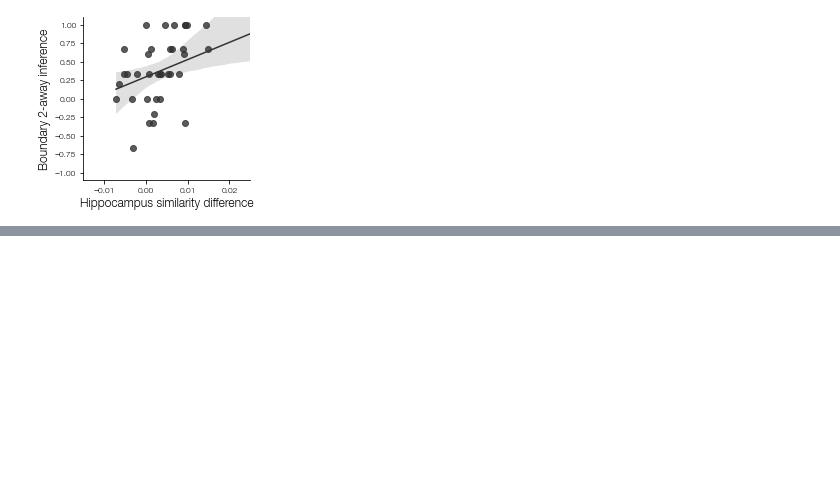
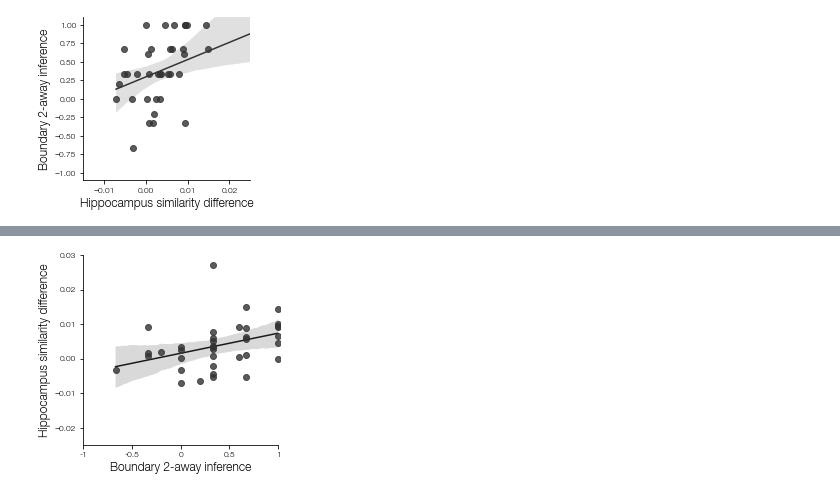
Before and after one commit to prestonlab/tesser, a Jupyter notebook: jupyter/plot_sl_hipr.ipynb, the cells around one changed output, grey strips where cells are left out. Saved outputs shown, nothing was run; the diff lists cells and outputs as text; code cells hidden in the pictures; blank space fills up the shorter version.

Commit message:
feat: new bayesian regression analysis

```diff
--- a/jupyter/plot_sl_hipr.ipynb
+++ b/jupyter/plot_sl_hipr.ipynb
@@ -76,3 +154,29 @@ fig.savefig(os.path.join(fig_dir, 'hipr_b2.pdf'))
+# %%
+fig, ax = plt.subplots(figsize=(3.5, 3.5))
+ax.fill_between(x_range, ci[0], ci[1], color=(0.85, 0.85, 0.85))
+
+# mean posterior regression line
+y_pred = (
+    results.posterior.Intercept.values.mean()
+    + results.posterior['central'].values.mean() * bias_trial['central'].mean()
+    + results.posterior['boundary1'].values.mean() * bias_trial['boundary1'].mean()
+    + results.posterior['boundary2'].values.mean() * x_range
+)
+ax.plot(x_range, y_pred, '-', color=(.1, .1, .1), linewidth=1.5)
+
+ax.plot(x, y, 'o', color=(.2, .2, .2), alpha=0.8, clip_on=False)
+
+ax.set(
+    ylim=(-0.025, 0.03),
+    xlim=(0, 1),
+    xticks=(0, .25, .5, .75, 1),
+    xticklabels=(-1, -0.5, 0, 0.5, 1),
+    ylabel='Hippocampus similarity difference',
+    xlabel='Boundary 2-away inference',
+);
+fig.savefig(os.path.join(fig_dir, 'hipr_b2_bayes.pdf'))
+# %% [output]
+[figure, added]
 # %%
 %load_ext watermark
 %watermark -i -m -v -iv
```
Also changed, not shown: parts of 10 cells of this notebook, 2 other files.
